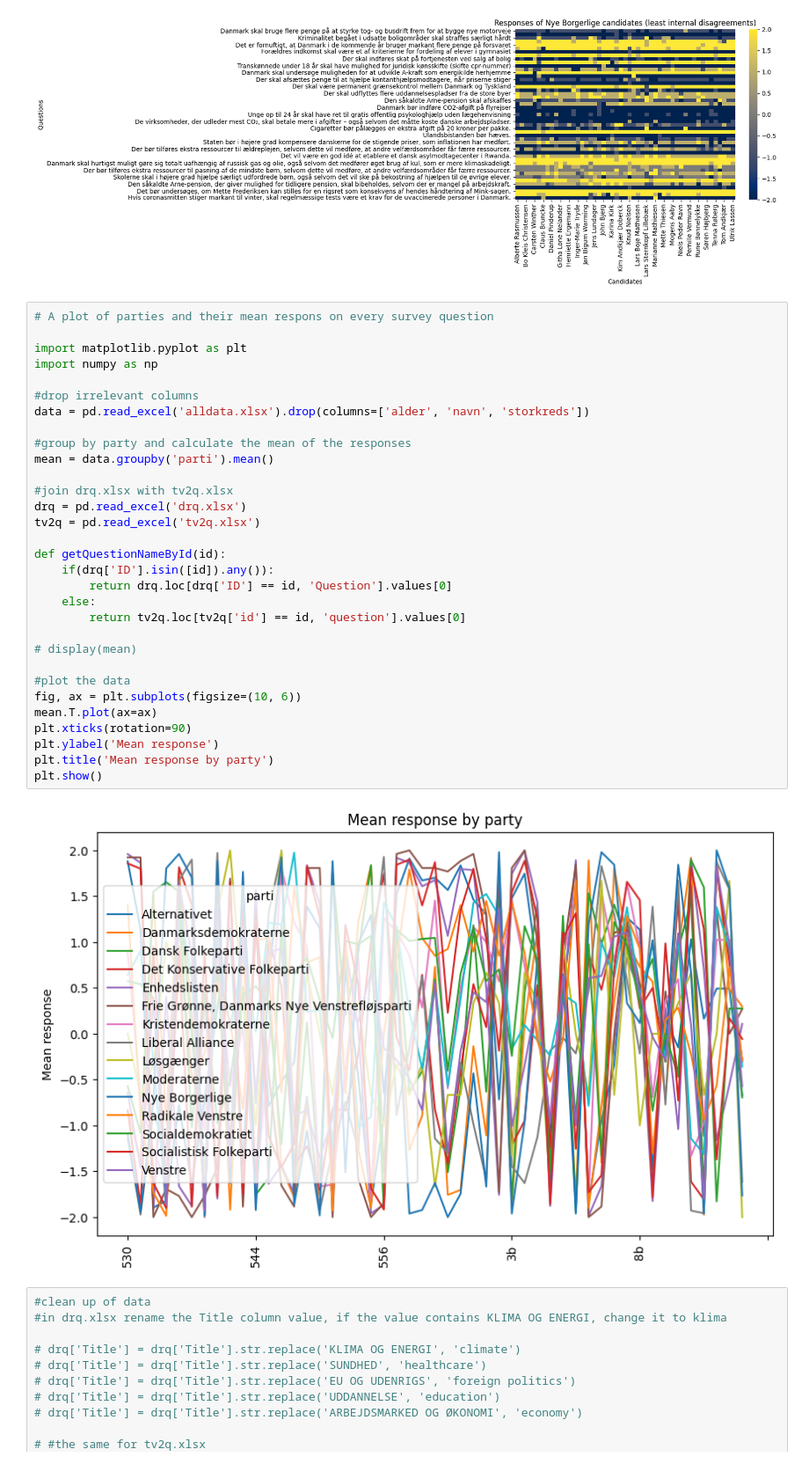
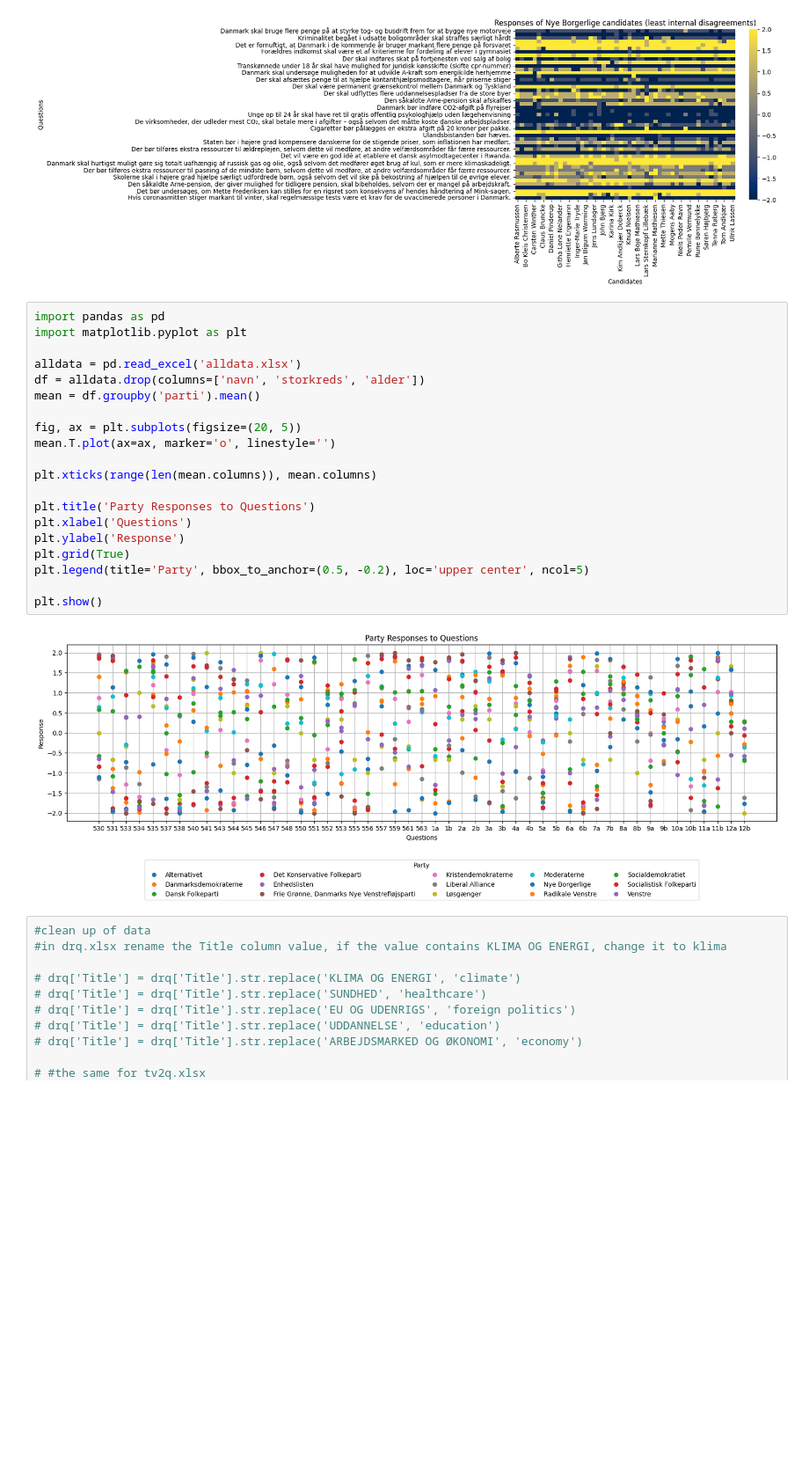
Before and after one commit to MAL-flowdemort/assignment_2, a Jupyter notebook: Candidate Test 2022 I.ipynb, the cells around one changed output. Shown at 88% size. Saved outputs shown, nothing was run; the diff lists cells and outputs as text; blank space fills up the shorter version.

Commit message:
3rd task intra party

```diff
--- a/Candidate Test 2022 I.ipynb
+++ b/Candidate Test 2022 I.ipynb
@@ -200,38 +207,27 @@ plt.show()
 # %% [output]
 [figure]
 # %%
-# A plot of parties and their mean respons on every survey question
+import pandas as pd
+import matplotlib.pyplot as plt
 
-import matplotlib.pyplot as plt
-import numpy as np
+alldata = pd.read_excel('alldata.xlsx')
+df = alldata.drop(columns=['navn', 'storkreds', 'alder'])
+mean = df.groupby('parti').mean()
 
-#drop irrelevant columns
-data = pd.read_excel('alldata.xlsx').drop(columns=['alder', 'navn', 'storkreds'])
+fig, ax = plt.subplots(figsize=(20, 5))
+mean.T.plot(ax=ax, marker='o', linestyle='')
 
-#group by party and calculate the mean of the responses
-mean = data.groupby('parti').mean()
+plt.xticks(range(len(mean.columns)), mean.columns)
 
-#join drq.xlsx with tv2q.xlsx
-drq = pd.read_excel('drq.xlsx')
-tv2q = pd.read_excel('tv2q.xlsx')
+plt.title('Party Responses to Questions')
+plt.xlabel('Questions')
+plt.ylabel('Response')
+plt.grid(True)
+plt.legend(title='Party', bbox_to_anchor=(0.5, -0.2), loc='upper center', ncol=5)
 
-def getQuestionNameById(id):
-    if(drq['ID'].isin([id]).any()):
-        return drq.loc[drq['ID'] == id, 'Question'].values[0]
-    else:
-        return tv2q.loc[tv2q['id'] == id, 'question'].values[0]
-
-# display(mean)
-
-#plot the data
-fig, ax = plt.subplots(figsize=(10, 6))
-mean.T.plot(ax=ax)
-plt.xticks(rotation=90)
-plt.ylabel('Mean response')
-plt.title('Mean response by party')
 plt.show()
 # %% [output]
-[figure, old version]
+[figure, new version]
 # %%
 #clean up of data
 #in drq.xlsx rename the Title column value, if the value contains KLIMA OG ENERGI, change it to klima
```
Also changed, not shown: parts of 1 cell of this notebook.
